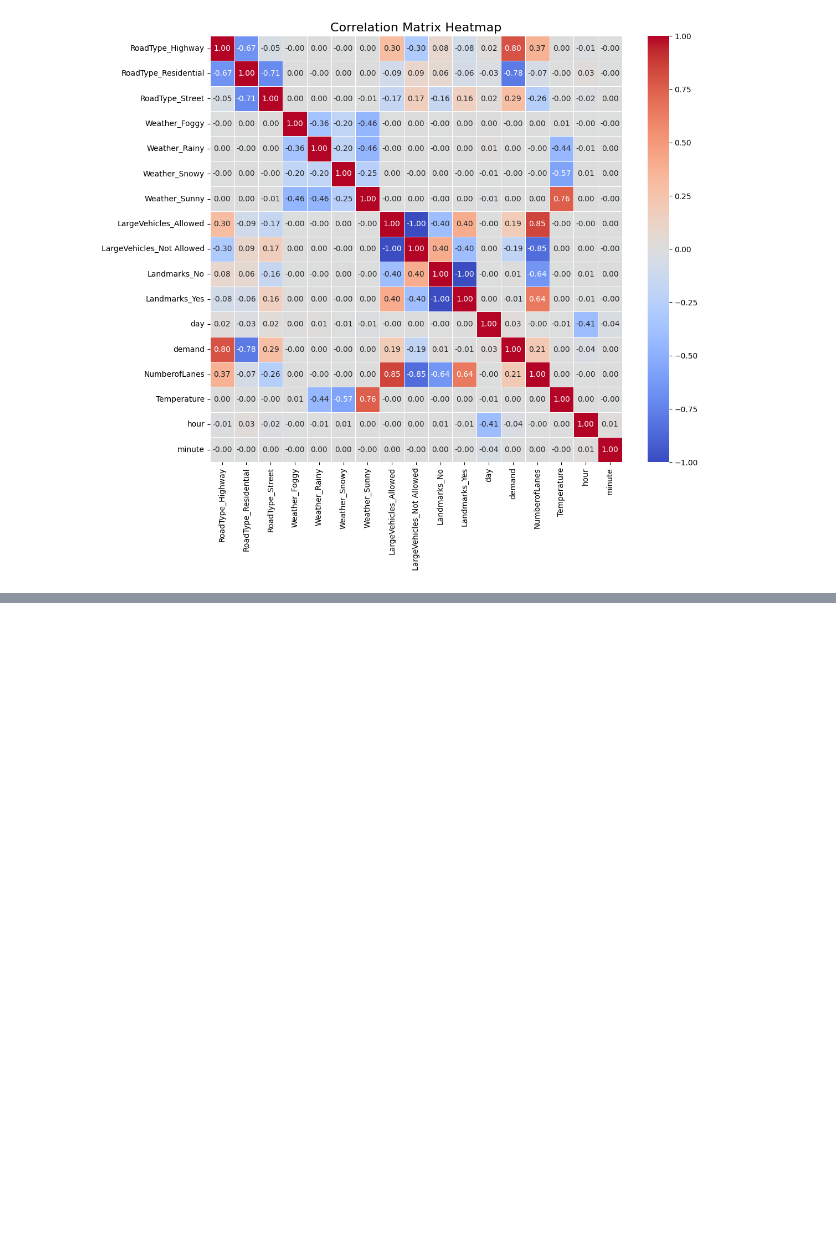
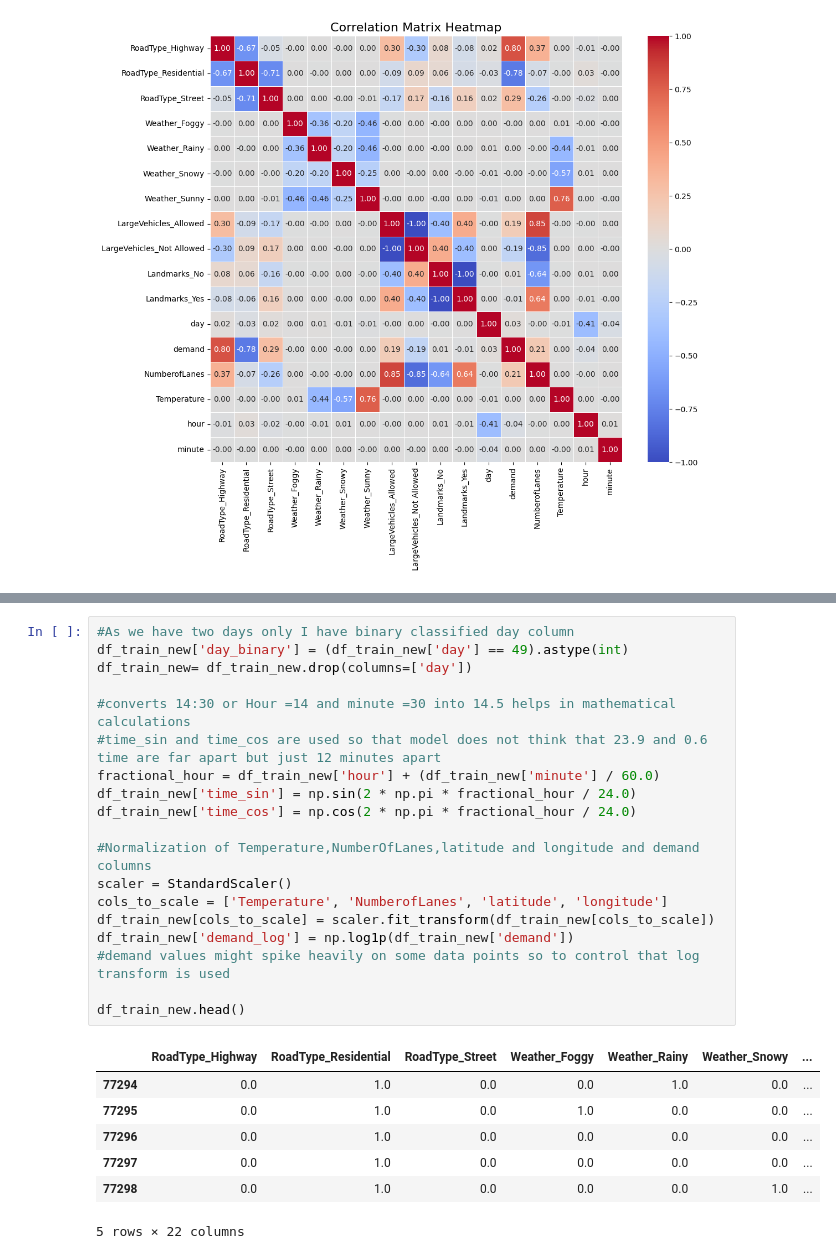
Before and after one commit to rudrapatankar/Linearly_Ascending, a Jupyter notebook: Traffic_prediction.ipynb, the cells around one changed output, grey strips where cells are left out. Saved outputs shown, nothing was run; the diff lists cells and outputs as text; blank space fills up the shorter version.

```diff
--- a/Traffic_prediction.ipynb
+++ b/Traffic_prediction.ipynb
@@ -81,0 +123,27 @@ plt.show()
+# %%
+#As we have two days only I have binary classified day column
+df_train_new['day_binary'] = (df_train_new['day'] == 49).astype(int)
+df_train_new= df_train_new.drop(columns=['day'])
+
+#converts 14:30 or Hour =14 and minute =30 into 14.5 helps in mathematical calculations
+#time_sin and time_cos are used so that model does not think that 23.9 and 0.6 time are far apart but just 12 minutes apart
+fractional_hour = df_train_new['hour'] + (df_train_new['minute'] / 60.0)
+df_train_new['time_sin'] = np.sin(2 * np.pi * fractional_hour / 24.0)
+df_train_new['time_cos'] = np.cos(2 * np.pi * fractional_hour / 24.0)
+
+#Normalization of Temperature,NumberOfLanes,latitude and longitude and demand columns
+scaler = StandardScaler()
+cols_to_scale = ['Temperature', 'NumberofLanes', 'latitude', 'longitude']
+df_train_new[cols_to_scale] = scaler.fit_transform(df_train_new[cols_to_scale])
+df_train_new['demand_log'] = np.log1p(df_train_new['demand'])
+#demand values might spike heavily on some data points so to control that log transform is used
+
+df_train_new.head()
+# %% [output]
+|  | RoadType_Highway | RoadType_Residential | RoadType_Street | Weather_Foggy | Weather_Rainy | Weather_Snowy | ... |
+| 77294 | 0.0 | 1.0 | 0.0 | 0.0 | 1.0 | 0.0 | ... |
+| 77295 | 0.0 | 1.0 | 0.0 | 1.0 | 0.0 | 0.0 | ... |
+| 77296 | 0.0 | 1.0 | 0.0 | 0.0 | 0.0 | 0.0 | ... |
+| 77297 | 0.0 | 1.0 | 0.0 | 0.0 | 0.0 | 0.0 | ... |
+| 77298 | 0.0 | 1.0 | 0.0 | 0.0 | 0.0 | 1.0 | ... |
+5 rows × 22 columns
```
Also changed, not shown: parts of 2 cells of this notebook.
